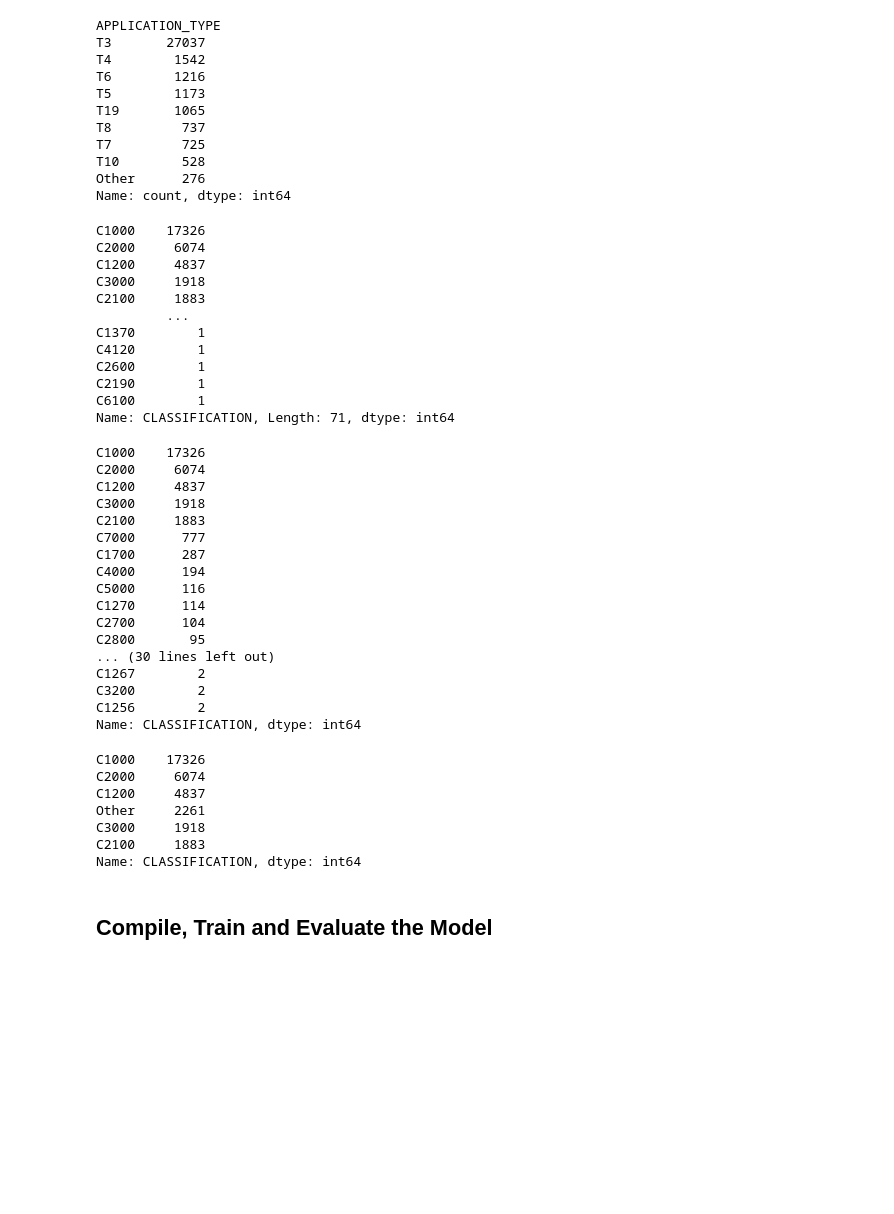
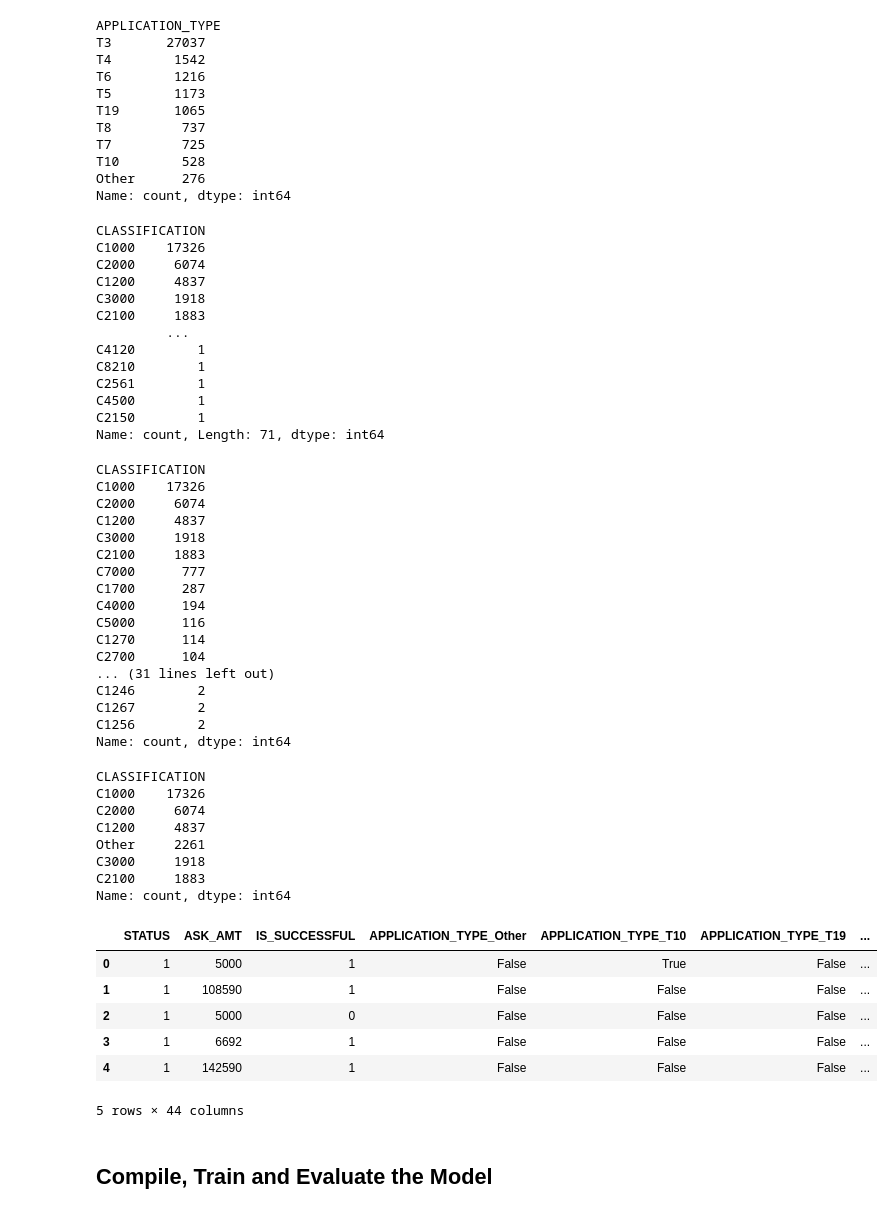
Before and after one commit to reikanger/deep-learning-challenge, a Jupyter notebook: deep-learning.ipynb, the cells around one changed output. Drawn from its saved outputs; the diff is of its cells as text; code cells hidden in the pictures; blank space fills up the shorter version.

```diff
--- a/deep-learning.ipynb
+++ b/deep-learning.ipynb
@@ -87,7 +79,7 @@ Name: count, dtype: int64
 cutoff = 500
 
 unique_value_counts = application_df['APPLICATION_TYPE'].value_counts()
-application_types_to_replace = unique_value_counts[unique_value_counts < 500].index.tolist()
+application_types_to_replace = unique_value_counts[unique_value_counts < cutoff].index.tolist()
 
 # Replace in dataframe
 for app in application_types_to_replace:
@@ -109,24 +101,27 @@ Other      276
 Name: count, dtype: int64
 # %%
 # Look at CLASSIFICATION value counts to identify and replace with "Other"
-#  YOUR CODE GOES HERE
+application_df['CLASSIFICATION'].value_counts()
 # %% [output]
+CLASSIFICATION
 C1000    17326
 C2000     6074
 C1200     4837
 C3000     1918
 C2100     1883
          ...
-C1370        1
 C4120        1
-C2600        1
-C2190        1
-C6100        1
-Name: CLASSIFICATION, Length: 71, dtype: int64
+C8210        1
+C2561        1
+C4500        1
+C2150        1
+Name: count, Length: 71, dtype: int64
 # %%
 # You may find it helpful to look at CLASSIFICATION value counts >1
-#  YOUR CODE GOES HERE
+unique_value_counts = application_df['CLASSIFICATION'].value_counts()
+unique_value_counts[unique_value_counts > 1]
 # %% [output]
+CLASSIFICATION
 C1000    17326
 C2000     6074
 C1200     4837
@@ -138,16 +133,19 @@ C4000      194
 C5000      116
 C1270      114
 C2700      104
-C2800       95
-... (30 lines left out)
+... (31 lines left out)
+C1246        2
 C1267        2
-C3200        2
 C1256        2
-Name: CLASSIFICATION, dtype: int64
+Name: count, dtype: int64
 # %%
 # Choose a cutoff value and create a list of classifications to be replaced
 # use the variable name `classifications_to_replace`
-#  YOUR CODE GOES HERE
+
+cutoff = 1000
+
+unique_value_counts = application_df['CLASSIFICATION'].value_counts()
+classifications_to_replace = unique_value_counts[unique_value_counts < cutoff].index.tolist()
 
 # Replace in dataframe
 for cls in classifications_to_replace:
@@ -156,15 +154,25 @@ for cls in classifications_to_replace:
 # Check to make sure replacement was successful
 application_df['CLASSIFICATION'].value_counts()
 # %% [output]
+CLASSIFICATION
 C1000    17326
 C2000     6074
 C1200     4837
 Other     2261
 C3000     1918
 C2100     1883
-Name: CLASSIFICATION, dtype: int64
+Name: count, dtype: int64
 # %%
 # Convert categorical data to numeric with `pd.get_dummies`
-#  YOUR CODE GOES HERE
+dummies_df = pd.get_dummies(application_df)
+dummies_df.head()
+# %% [output]
+|  | STATUS | ASK_AMT | IS_SUCCESSFUL | APPLICATION_TYPE_Other | APPLICATION_TYPE_T10 | APPLICATION_TYPE_T19 | ... |
+| 0 | 1 | 5000 | 1 | False | True | False | ... |
+| 1 | 1 | 108590 | 1 | False | False | False | ... |
+| 2 | 1 | 5000 | 0 | False | False | False | ... |
+| 3 | 1 | 6692 | 1 | False | False | False | ... |
+| 4 | 1 | 142590 | 1 | False | False | False | ... |
+5 rows × 44 columns
 # %%
 # Split our preprocessed data into our features and target arrays
```
Also changed, not shown: parts of 2 cells of this notebook.
